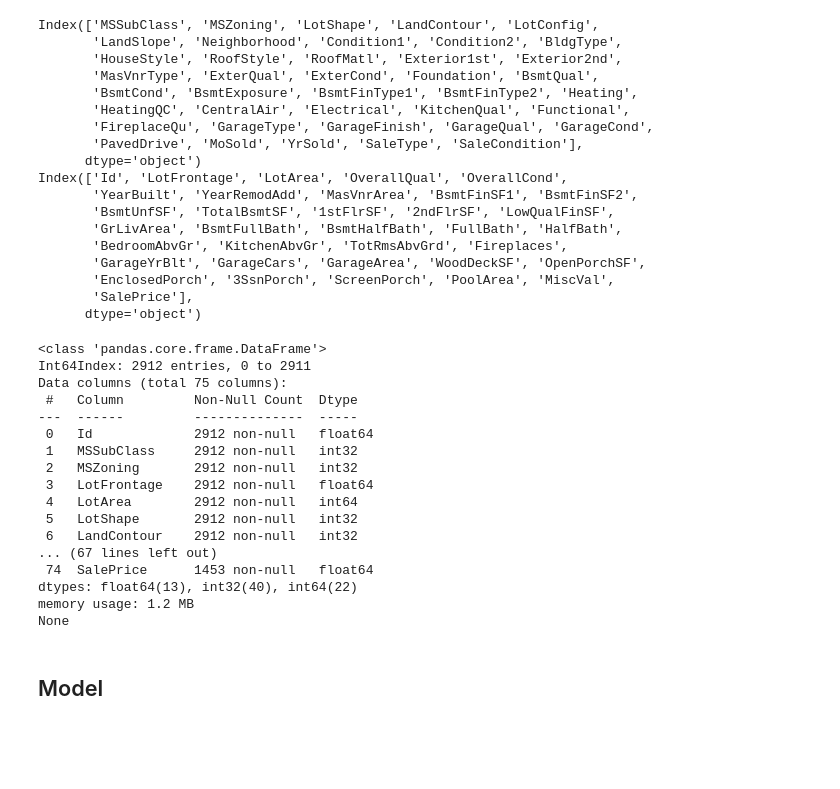
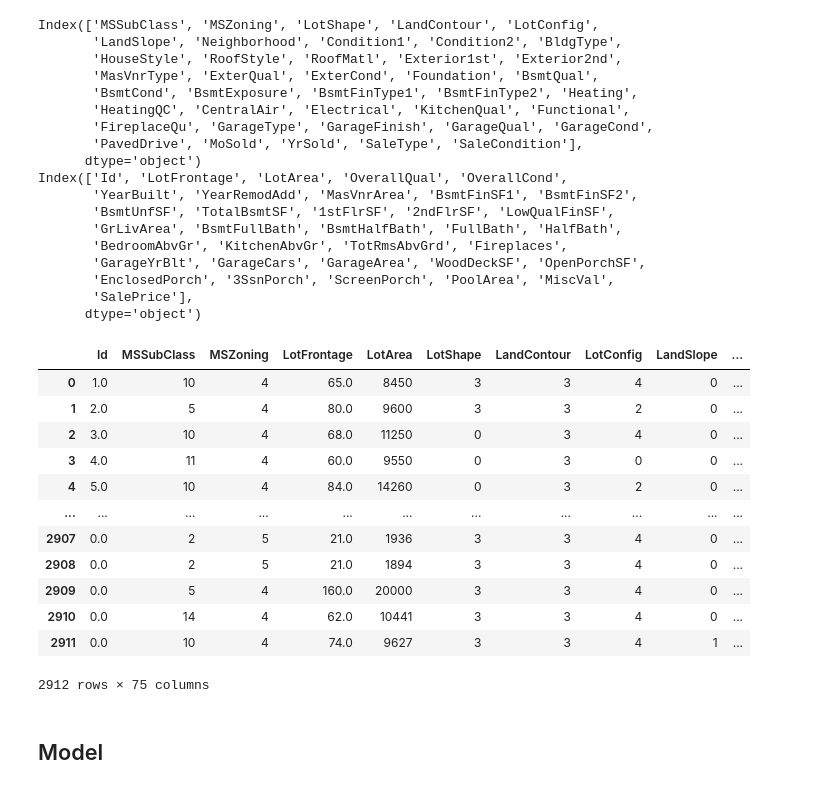
Before and after one commit to richard28039/house-predict-kaggle, a Jupyter notebook: 0.1238.ipynb, the cells around one changed output. Cells and saved outputs as stored; diff of their text form; code cells hidden in the pictures; blank space fills up the shorter version.

```diff
--- a/0.1238.ipynb
+++ b/0.1238.ipynb
@@ -361,28 +371,24 @@ Index(['Id', 'LotFrontage', 'LotArea', 'OverallQual', 'OverallCond',
 # %%
 from sklearn.preprocessing import LabelEncoder
 
 for features in data_object:
     df[features] = LabelEncoder().fit_transform(df[features].astype(str))
 
-print (df.info())
+df
 # %% [output]
+|  | Id | MSSubClass | MSZoning | LotFrontage | LotArea | LotShape | LandContour | LotConfig | LandSlope | ... |
+| 0 | 1.0 | 10 | 4 | 65.0 | 8450 | 3 | 3 | 4 | 0 | ... |
+| 1 | 2.0 | 5 | 4 | 80.0 | 9600 | 3 | 3 | 2 | 0 | ... |
+| 2 | 3.0 | 10 | 4 | 68.0 | 11250 | 0 | 3 | 4 | 0 | ... |
+| 3 | 4.0 | 11 | 4 | 60.0 | 9550 | 0 | 3 | 0 | 0 | ... |
+| 4 | 5.0 | 10 | 4 | 84.0 | 14260 | 0 | 3 | 2 | 0 | ... |
+| ... | ... | ... | ... | ... | ... | ... | ... | ... | ... | ... |
+| 2907 | 0.0 | 2 | 5 | 21.0 | 1936 | 3 | 3 | 4 | 0 | ... |
+| 2908 | 0.0 | 2 | 5 | 21.0 | 1894 | 3 | 3 | 4 | 0 | ... |
+| 2909 | 0.0 | 5 | 4 | 160.0 | 20000 | 3 | 3 | 4 | 0 | ... |
+| 2910 | 0.0 | 14 | 4 | 62.0 | 10441 | 3 | 3 | 4 | 0 | ... |
+| 2911 | 0.0 | 10 | 4 | 74.0 | 9627 | 3 | 3 | 4 | 1 | ... |
-<class 'pandas.core.frame.DataFrame'>
-Int64Index: 2912 entries, 0 to 2911
-Data columns (total 75 columns):
- #   Column         Non-Null Count  Dtype
----  ------         --------------  -----
- 0   Id             2912 non-null   float64
- 1   MSSubClass     2912 non-null   int32
- 2   MSZoning       2912 non-null   int32
- 3   LotFrontage    2912 non-null   float64
- 4   LotArea        2912 non-null   int64
- 5   LotShape       2912 non-null   int32
- 6   LandContour    2912 non-null   int32
-... (67 lines left out)
- 74  SalePrice      1453 non-null   float64
-dtypes: float64(13), int32(40), int64(22)
-memory usage: 1.2 MB
-None
+2912 rows × 75 columns
 # %%
 x=df.drop(['Id','SalePrice'],axis=1)
 # %%
```
Also changed, not shown: parts of 6 cells of this notebook, 2 other files.
